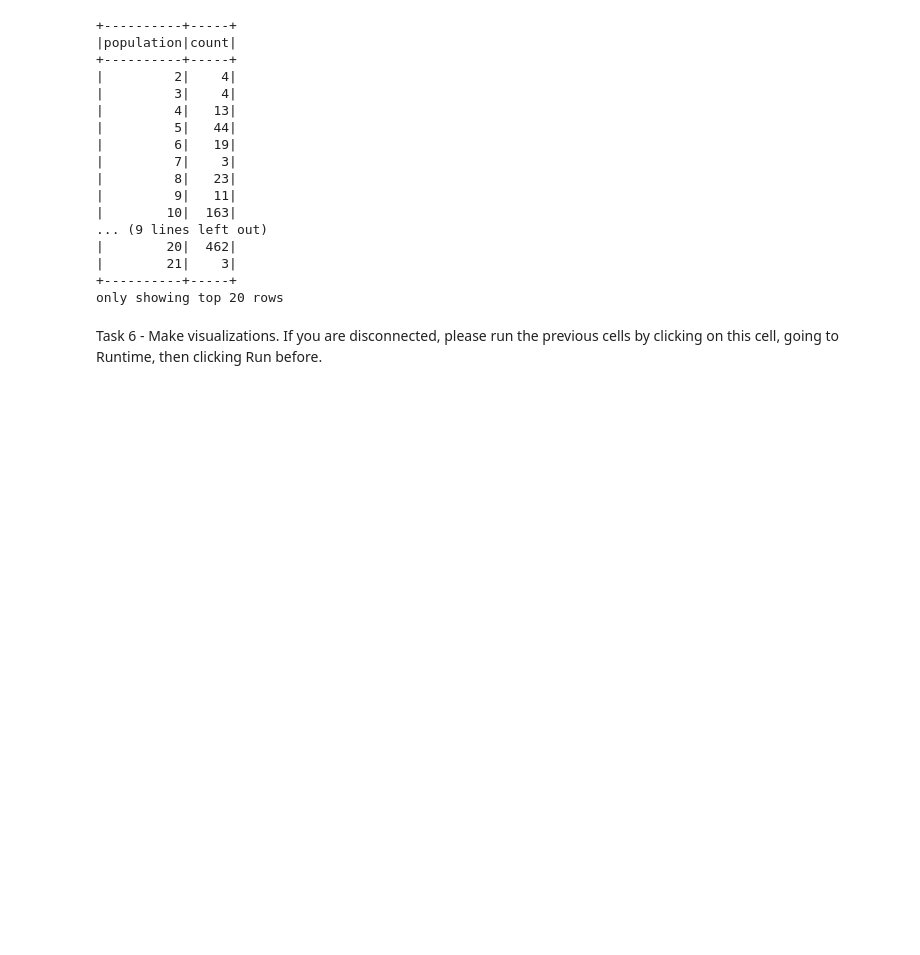
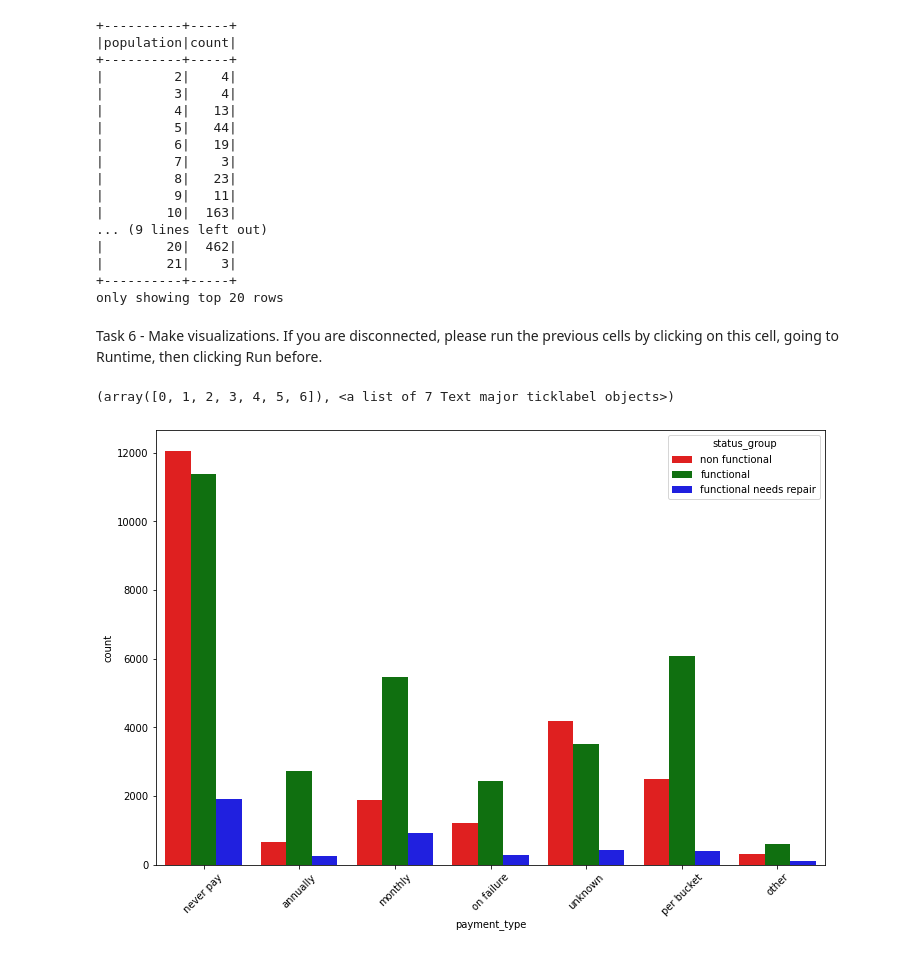
Before and after one commit to sukuzhanay/PySpark-and-BigData-Exploring-a-huge-dataset, a Jupyter notebook: code_empty.ipynb, the cells around one changed output. Drawn from its saved outputs; the diff is of its cells as text; code cells hidden in the pictures; blank space fills up the shorter version.

```diff
--- a/code_empty.ipynb
+++ b/code_empty.ipynb
@@ -329,0 +328,7 @@ fig. ax =
+# %%
+fig, ax = plt.subplots(figsize=(12,8))
+sns.countplot(x='payment_type',hue='status_group',data=df, ax=ax,palette=color_status)
+plt.xticks(rotation=45)
+# %% [output]
+(array([0, 1, 2, 3, 4, 5, 6]), <a list of 7 Text major ticklabel objects>)
+[figure, added]
```
Also changed, not shown: parts of 2 cells of this notebook.
